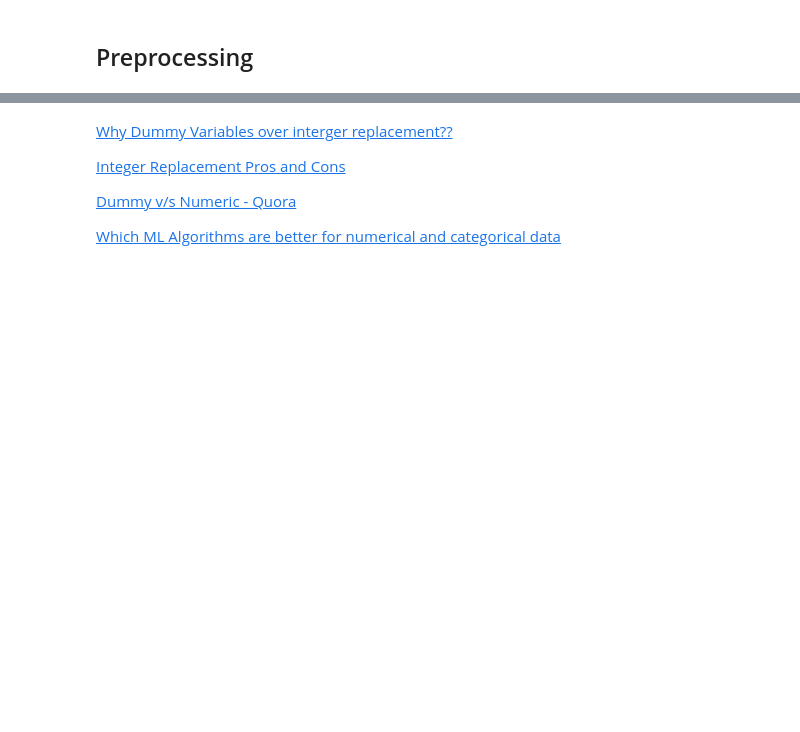
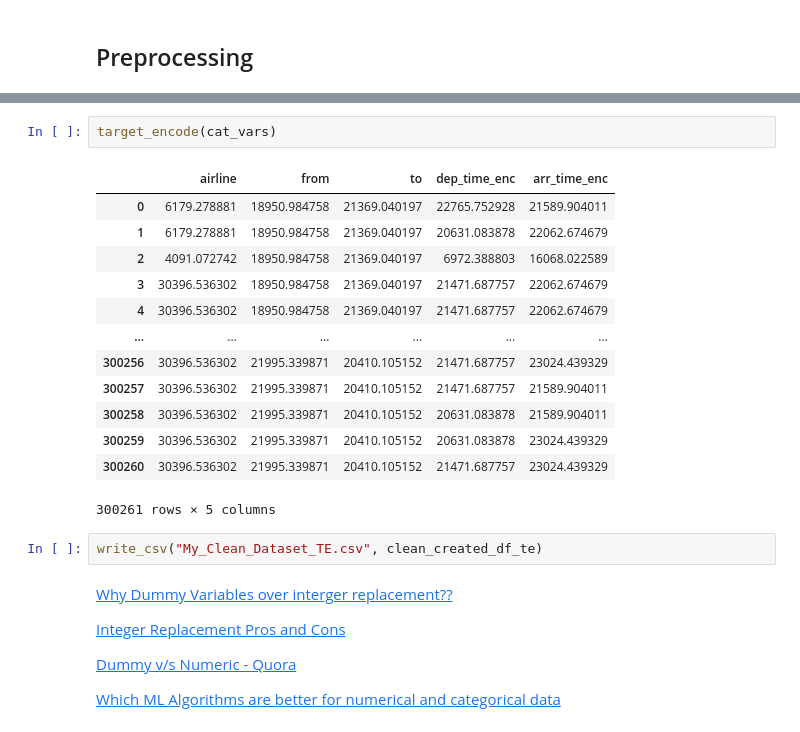
Before and after one commit to deepbdoshi/Flight-Price-Prediction, a Jupyter notebook: Flight Price Prediction.ipynb, the cells around one changed output, grey strips where cells are left out. Drawn from its saved outputs; the diff is of its cells as text; blank space fills up the shorter version.

```diff
--- a/Flight Price Prediction.ipynb
+++ b/Flight Price Prediction.ipynb
@@ -801,6 +814,24 @@ clean_created_df_te.head()
 | 2 | 11-02-2022 | AirAsia | I5 | 764 | 04:25 | Delhi | 02h 10m | non-stop | 06:35 | Mumbai | ... |
 | 3 | 11-02-2022 | Vistara | UK | 995 | 10:20 | Delhi | 02h 15m | non-stop | 12:35 | Mumbai | ... |
 | 4 | 11-02-2022 | Vistara | UK | 963 | 08:50 | Delhi | 02h 20m | non-stop | 11:10 | Mumbai | ... |
+# %%
+target_encode(cat_vars)
+# %% [output]
+|  | airline | from | to | dep_time_enc | arr_time_enc |
+| 0 | 6179.278881 | 18950.984758 | 21369.040197 | 22765.752928 | 21589.904011 |
+| 1 | 6179.278881 | 18950.984758 | 21369.040197 | 20631.083878 | 22062.674679 |
+| 2 | 4091.072742 | 18950.984758 | 21369.040197 | 6972.388803 | 16068.022589 |
+| 3 | 30396.536302 | 18950.984758 | 21369.040197 | 21471.687757 | 22062.674679 |
+| 4 | 30396.536302 | 18950.984758 | 21369.040197 | 21471.687757 | 22062.674679 |
+| ... | ... | ... | ... | ... | ... |
+| 300256 | 30396.536302 | 21995.339871 | 20410.105152 | 21471.687757 | 23024.439329 |
+| 300257 | 30396.536302 | 21995.339871 | 20410.105152 | 21471.687757 | 21589.904011 |
+| 300258 | 30396.536302 | 21995.339871 | 20410.105152 | 20631.083878 | 21589.904011 |
+| 300259 | 30396.536302 | 21995.339871 | 20410.105152 | 20631.083878 | 23024.439329 |
+| 300260 | 30396.536302 | 21995.339871 | 20410.105152 | 21471.687757 | 23024.439329 |
+300261 rows × 5 columns
+# %%
+write_csv("My_Clean_Dataset_TE.csv", clean_created_df_te)
 # %% [markdown]
 [Why Dummy Variables over interger replacement??](https://stackoverflow.com/questions/73912332/should-i-change-my-object-variables-to-integers-or-create-dummy-variables)
 
```
Also changed, not shown: parts of 5 cells of this notebook.
